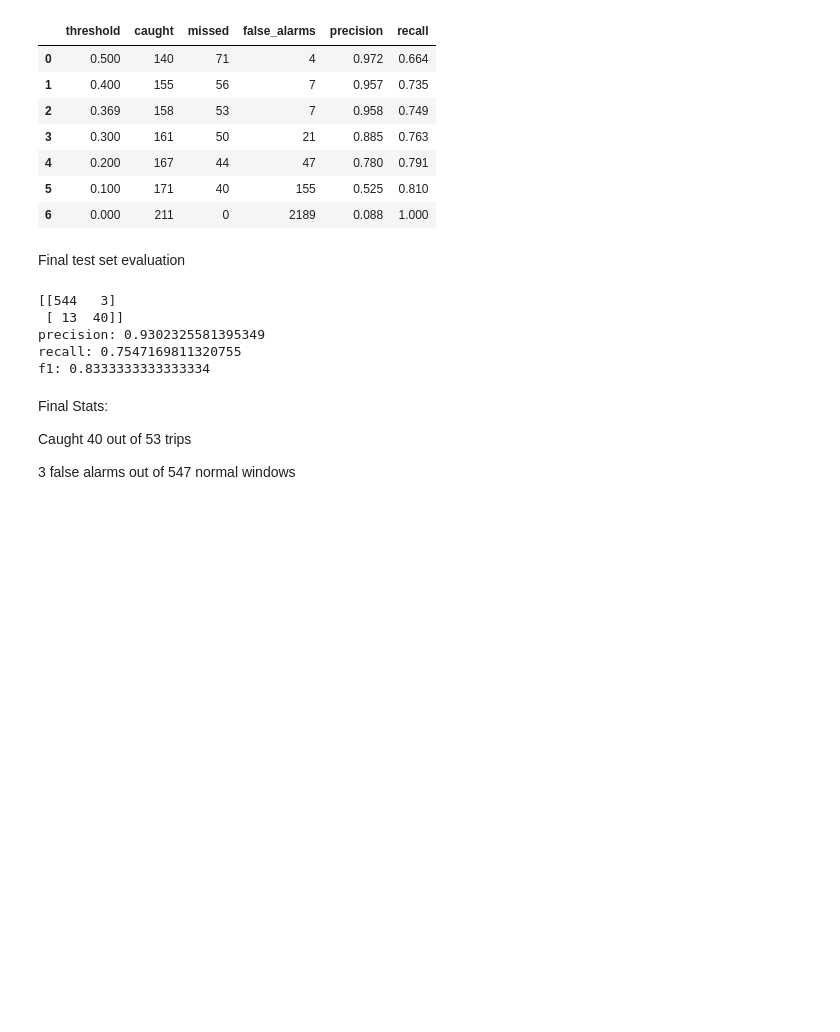
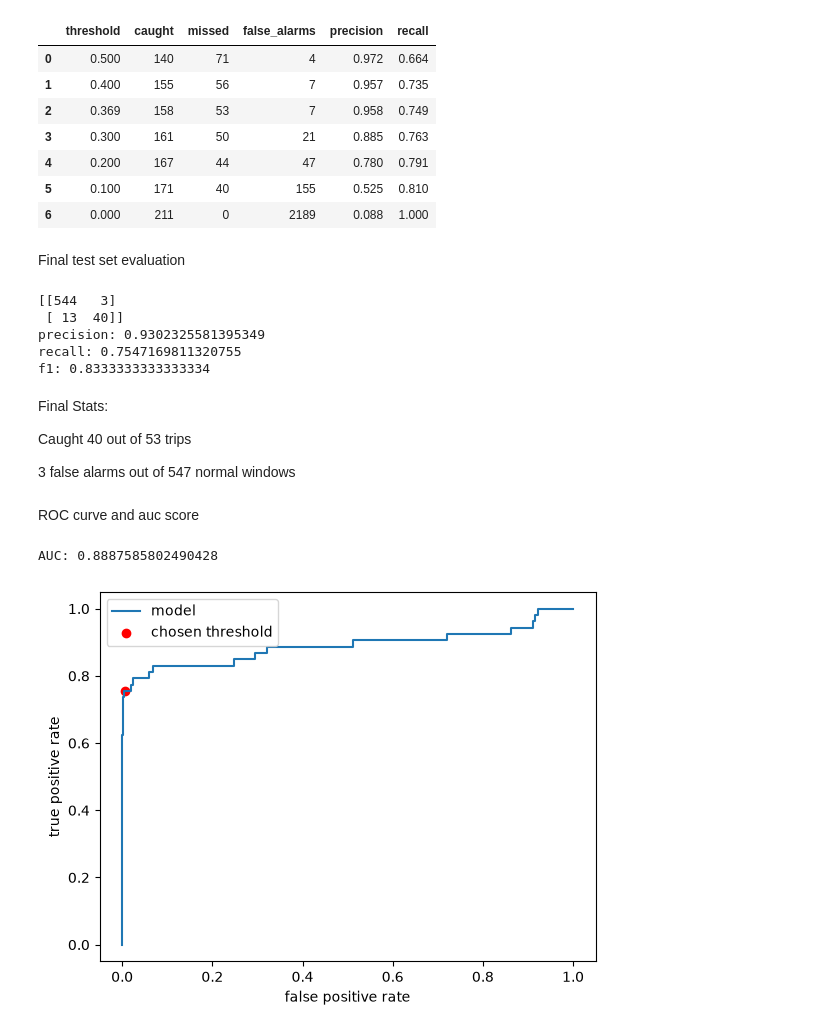
Before and after one commit to maggielii/sensor-ml, a Jupyter notebook: main.ipynb, the cells around one changed output. Cells and saved outputs as stored; diff of their text form; code cells hidden in the pictures; blank space fills up the shorter version.

Commit message:
Add ROC curve and AUC

```diff
--- a/main.ipynb
+++ b/main.ipynb
@@ -307,3 +308,23 @@ Final Stats:
 Caught 40 out of 53 trips
 
 3 false alarms out of 547 normal windows
+# %% [markdown]
+ROC curve and auc score
+# %%
+fpr, tpr, roc_thresholds = roc_curve(y_test, final_probs)
+print("AUC:", roc_auc_score(y_test, final_probs))
+
+# where chosen threshold sits on curve
+cm = confusion_matrix(y_test, final_pred)
+chosen_fpr = cm[0, 1] / (cm[0, 0] + cm[0, 1]) # false alarms / normal windows
+chosen_tpr = cm[1, 1] / (cm[1, 0] + cm[1, 1]) # caught trips / trips
+
+plt.plot(fpr, tpr, label="model")
+plt.scatter(chosen_fpr, chosen_tpr, color="red", label="chosen threshold")
+plt.xlabel("false positive rate")
+plt.ylabel("true positive rate")
+plt.legend()
+plt.show()
+# %% [output]
+AUC: 0.8887585802490428
+[figure, added]
```
Also changed, not shown: parts of 1 cell of this notebook.
